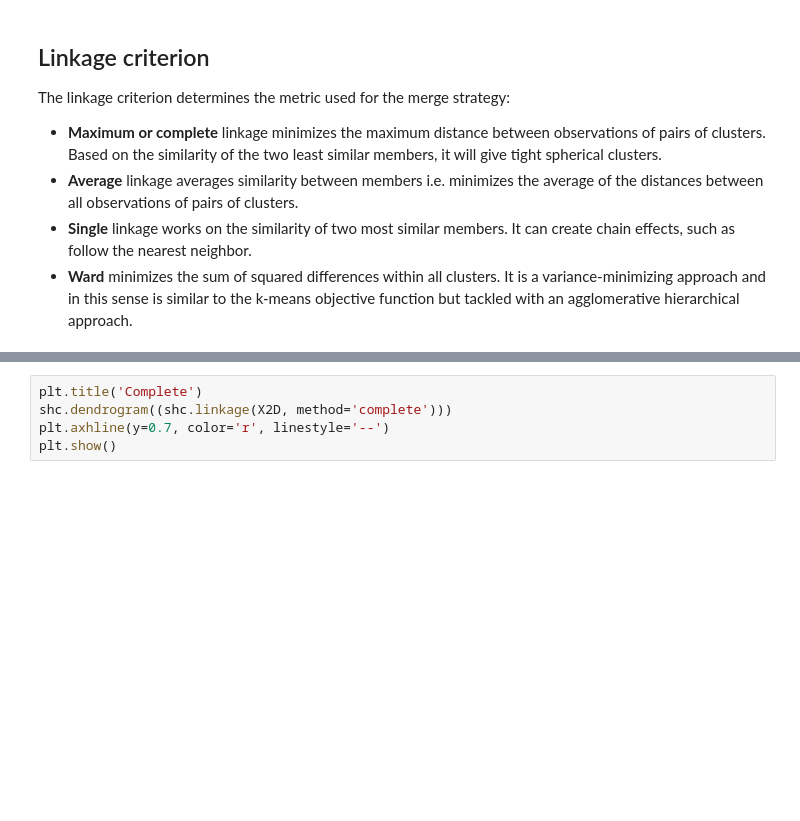
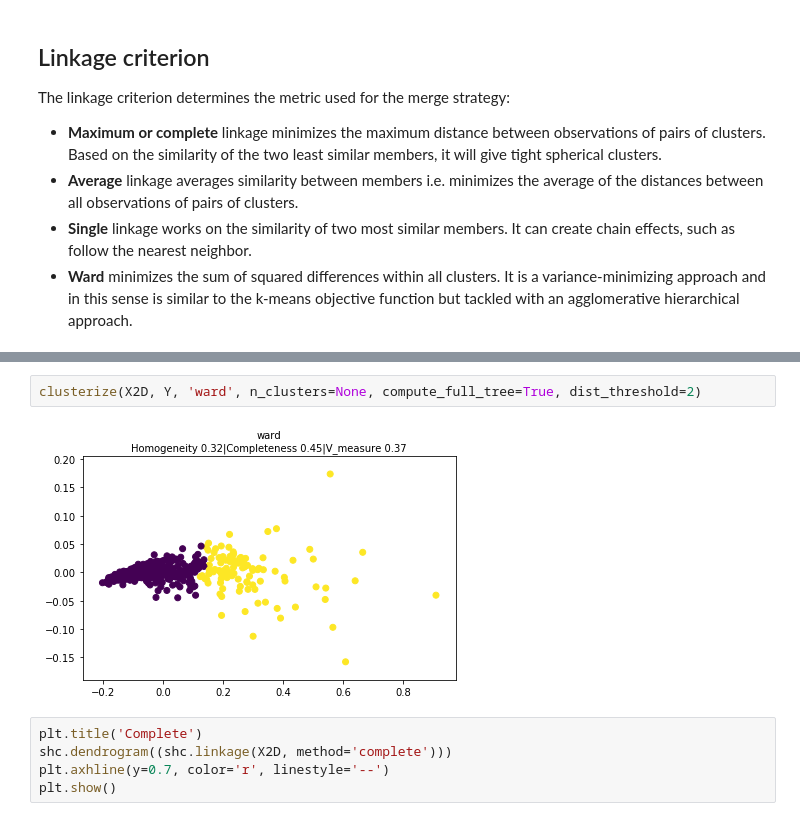
Before and after one commit to gpmarques/hierarchical_clustering, a Jupyter notebook: breastCancer.ipynb, the cells around one changed output, grey strips where cells are left out. Cells and saved outputs as stored; diff of their text form; blank space fills up the shorter version.

```diff
--- a/breastCancer.ipynb
+++ b/breastCancer.ipynb
@@ -77,3 +108,7 @@ plt.show()
+# %%
+clusterize(X2D, Y, 'ward', n_clusters=None, compute_full_tree=True, dist_threshold=2)
+# %% [output]
+[figure, added]
 # %%
 plt.title('Complete')
 shc.dendrogram((shc.linkage(X2D, method='complete')))
```
Also changed, not shown: parts of 36 cells of this notebook.
